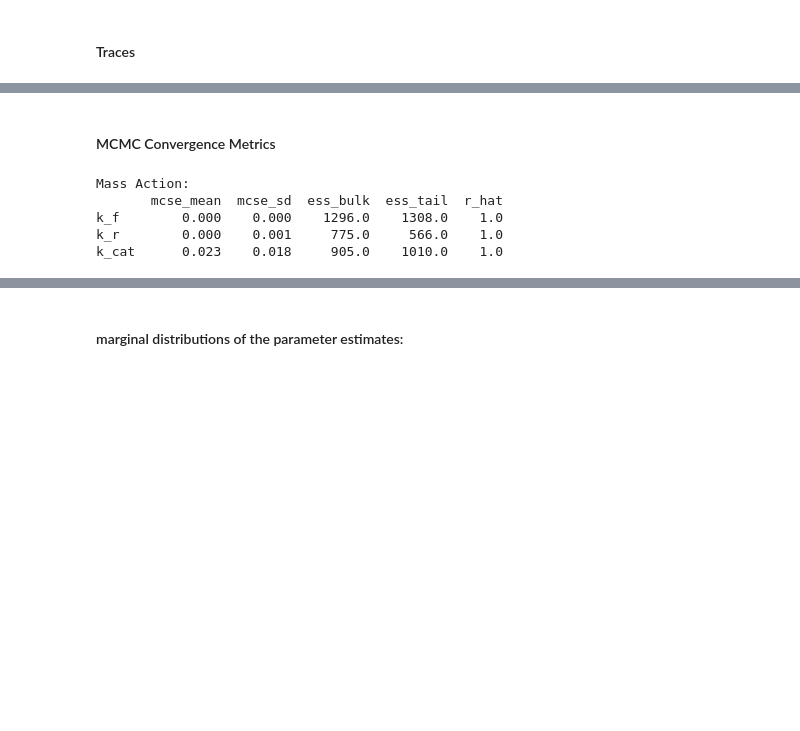
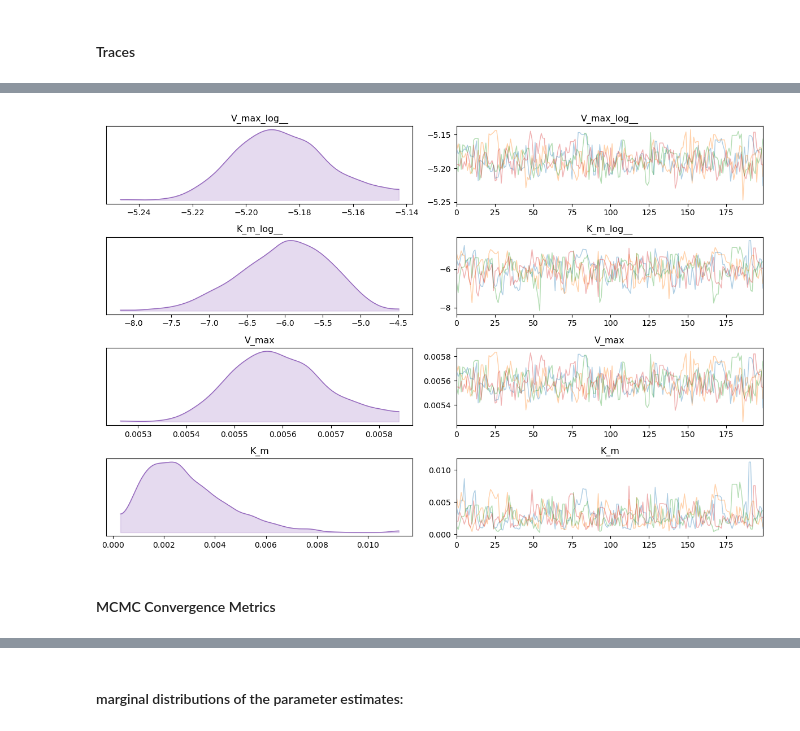
Before and after one commit to annette-thompson/bayesian-kinetic-model, a Jupyter notebook: Linden 2025 Simplified/analyze_inference_pyruvate_kinase.ipynb, the cells around one changed output, grey strips where cells are left out. Drawn from its saved outputs; the diff is of its cells as text; code cells hidden in the pictures; blank space fills up the shorter version.

```diff
--- a/Linden 2025 Simplified/analyze_inference_pyruvate_kinase.ipynb
+++ b/Linden 2025 Simplified/analyze_inference_pyruvate_kinase.ipynb
@@ -75,11 +76,8 @@ plt.savefig(save_path + 'MA_trace.png', dpi=500)
+# %%
+inf_plot = az.plot_trace(inf_data_no_pred, combined=True, chain_prop='color', fill_kwargs={'alpha': 0.24})
+
+plt.savefig(save_path + f'{model_name}_trace.png', dpi=500)
+# %% [output]
+[figure, added]
 # %% [markdown]
 #### MCMC Convergence Metrics
-# %%
-print('Mass Action:')
-print(az.summary(inf_data_MA_no_pred, kind='diagnostics'))
-# %% [output]
-Mass Action:
-       mcse_mean  mcse_sd  ess_bulk  ess_tail  r_hat
-k_f        0.000    0.000    1296.0    1308.0    1.0
-k_r        0.000    0.001     775.0     566.0    1.0
-k_cat      0.023    0.018     905.0    1010.0    1.0
```
Also changed, not shown: parts of 11 cells of this notebook, 27 other files.
